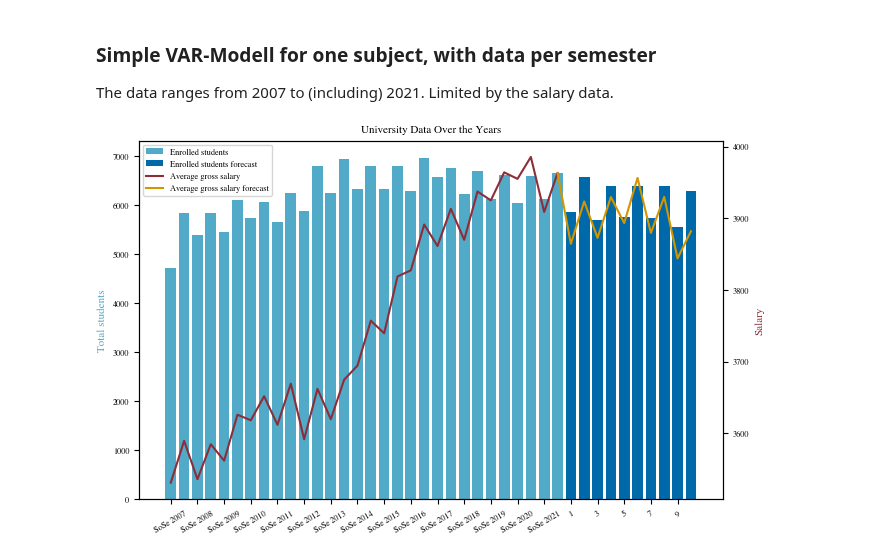
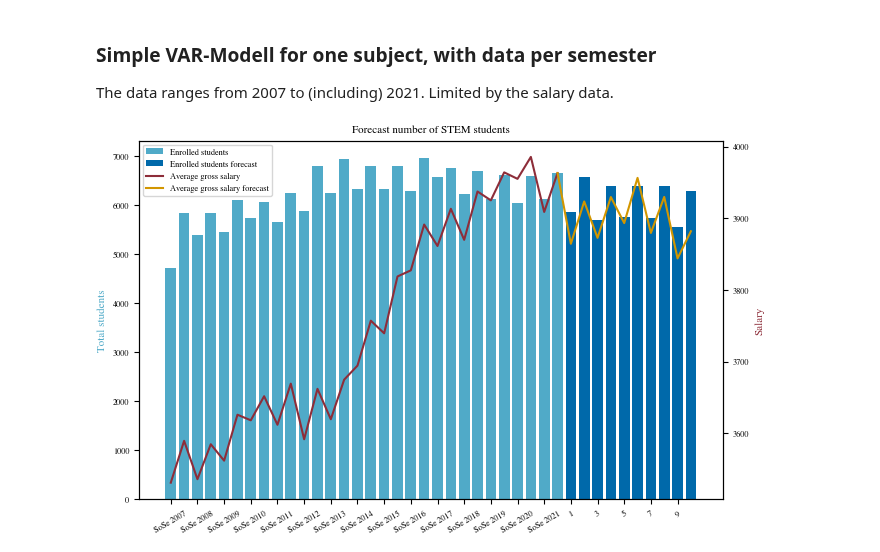
Before and after one commit to mxs01/AnalysingStudentDevelopment, a Jupyter notebook: exp/exp_01_regression.ipynb, the cells around one changed output. Cells and saved outputs as stored; diff of their text form; code cells hidden in the pictures.

```diff
--- a/exp/exp_01_regression.ipynb
+++ b/exp/exp_01_regression.ipynb
@@ -82,37 +82,37 @@ yearsWithForecast = np.append(interestingYears, [f"{i+1}" for i in range(PREDICT
 
 plt.rcParams.update(bundles.icml2022(column="full", nrows=1, ncols=1, usetex=False))
 fig, ax1 = plt.subplots()
-plt.title('University Data Over the Years')
+plt.title('Forecast number of STEM students')
 plt.xticks(rotation=30)
 
 
 ax1.set_ylabel('Total students', color=COL_STUDENT)
 # Plot main data
 ax1.bar(yearsWithForecast[:-len(forecast)], dataWithForecast[:-len(forecast), 0], color=COL_STUDENT, label='Enrolled students')
 
 # Plot forecast with a different color
 ax1.bar(yearsWithForecast[-len(forecast):], dataWithForecast[-len(forecast):, 0], color=COL_STUDENT_PRED, label='Enrolled students forecast')
 
 
 ax2 = ax1.twinx()  # instantiate a second axes that shares the same x-axis
 ax2.set_ylabel('Salary', color=COL_SALARY)
 
 # Plot main data
 ax2.plot(yearsWithForecast[:-len(forecast)], dataWithForecast[:-len(forecast), 1], color=COL_SALARY, label='Average gross salary')
 
 # Plot forecast with a different color
 ax2.plot(yearsWithForecast[-len(forecast) - 1:], dataWithForecast[-len(forecast) - 1:, 1], color=COL_SALARY_PRED, label='Average gross salary forecast')
 
 # Create one legend for both subplots
 lines, labels = ax1.get_legend_handles_labels()
 lines2, labels2 = ax2.get_legend_handles_labels()
 ax2.legend(lines + lines2, labels + labels2, loc='upper left')
 
 # Get current ticks, keep only every second tick
 locs, labels = plt.xticks()
 plt.xticks(locs[::2], labels[::2])
 
 plt.savefig(FIG_DIR + '/predictingStudents.pdf')
 plt.show()
 # %% [output]
-[figure, old version]
+[figure, new version]
```
Also changed, not shown: 4 other files.
